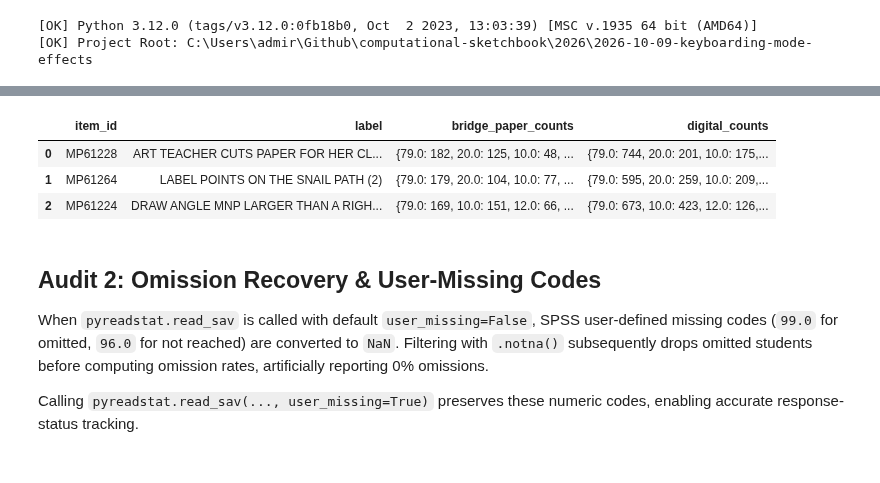
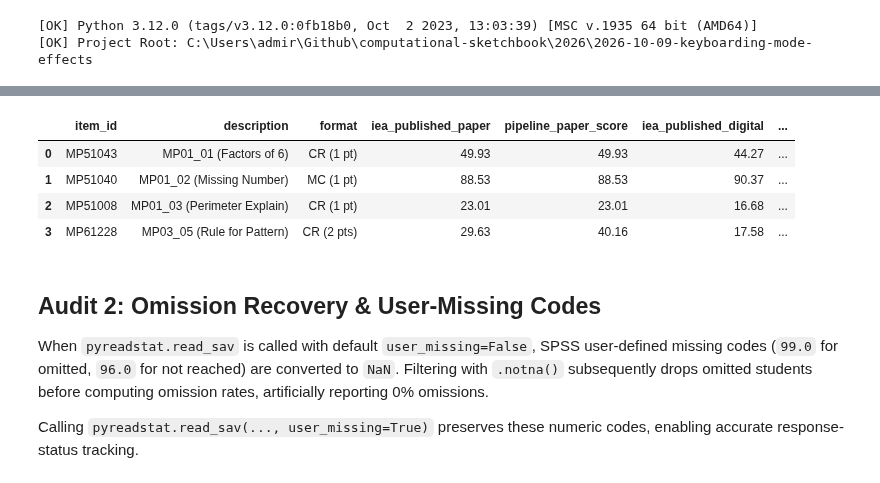
Before and after one commit to admiralorbiter/computational-sketchbook, a Jupyter notebook: 2026/2026-10-09-keyboarding-mode-effects/notebooks/03_timss_2019_scoring_validation.ipynb, the cells around one changed output, grey strips where cells are left out. Cells and saved outputs as stored; diff of their text form; code cells hidden in the pictures.

```diff
--- a/2026/2026-10-09-keyboarding-mode-effects/notebooks/03_timss_2019_scoring_validation.ipynb
+++ b/2026/2026-10-09-keyboarding-mode-effects/notebooks/03_timss_2019_scoring_validation.ipynb
@@ -47,28 +52,37 @@ If a parser checks only `== 10.0` or `== 20.0`, valid student responses assigned
-# %%
-df_br, meta_br = pyreadstat.read_sav(RAW_DIR / "asausab7.sav", user_missing=True)
-df_dg, meta_dg = pyreadstat.read_sav(RAW_DIR / "asausam7.sav", user_missing=True)
-
-# Inspect items with diagnostic correct codes
-diagnostic_items = ["MP61228", "MP61264", "MP61224"]
-audit_rows = []
-
-for item in diagnostic_items:
-    br_vals = df_br[item].value_counts(dropna=False).to_dict()
-    dg_col = "ME" + item[2:]
-    dg_vals = df_dg[dg_col].value_counts(dropna=False).to_dict()
-    audit_rows.append({
-        "item_id": item,
-        "label": meta_br.column_names_to_labels.get(item, ""),
-        "bridge_paper_counts": str({k: v for k, v in br_vals.items() if not np.isnan(k)}),
-        "digital_counts": str({k: v for k, v in dg_vals.items() if not np.isnan(k)})
-    })
-
-display(pd.DataFrame(audit_rows))
-# %% [output]
-|  | item_id | label | bridge_paper_counts | digital_counts |
-| 0 | MP61228 | ART TEACHER CUTS PAPER FOR HER CL... | {79.0: 182, 20.0: 125, 10.0: 48, ... | {79.0: 744, 20.0: 201, 10.0: 175,... |
-| 1 | MP61264 | LABEL POINTS ON THE SNAIL PATH (2) | {79.0: 179, 20.0: 104, 10.0: 77, ... | {79.0: 595, 20.0: 259, 10.0: 209,... |
-| 2 | MP61224 | DRAW ANGLE MNP LARGER THAN A RIGH... | {79.0: 169, 10.0: 151, 12.0: 66, ... | {79.0: 673, 10.0: 423, 12.0: 126,... |
+# %%
+# Validate against published IEA tables
+iea_dir = RAW_DIR / "iea_item_percent_correct"
+item_df = pd.read_parquet(PROCESSED_DIR / "timss_2019_g4_item_contrasts.parquet")
+
+validation_samples = [
+    {"item_id": "MP51043", "name": "MP01_01 (Factors of 6)", "type": "CR (1 pt)", "iea_paper_full": 49.93, "iea_digital_full": 44.27},
+    {"item_id": "MP51040", "name": "MP01_02 (Missing Number)", "type": "MC (1 pt)", "iea_paper_full": 88.53, "iea_digital_full": 90.37},
+    {"item_id": "MP51008", "name": "MP01_03 (Perimeter Explain)", "type": "CR (1 pt)", "iea_paper_full": 23.01, "iea_digital_full": 16.68},
+    {"item_id": "MP61228", "name": "MP03_05 (Rule for Pattern)", "type": "CR (2 pts)", "iea_paper_full": 29.63, "iea_digital_full": 17.58}
+]
+
+rows = []
+for v in validation_samples:
+    pipe_row = item_df[item_df["item_id"] == v["item_id"]].iloc[0]
+    rows.append({
+        "item_id": v["item_id"],
+        "description": v["name"],
+        "format": v["type"],
+        "iea_published_paper": v["iea_paper_full"],
+        "pipeline_paper_score": pipe_row["pct_paper"],
+        "iea_published_digital": v["iea_digital_full"],
+        "pipeline_digital_score": pipe_row["pct_digital"],
+        "mode_diff_pp": pipe_row["diff_pp"]
+    })
+
+df_bench = pd.DataFrame(rows)
+display(df_bench)
+# %% [output]
+|  | item_id | description | format | iea_published_paper | pipeline_paper_score | iea_published_digital | ... |
+| 0 | MP51043 | MP01_01 (Factors of 6) | CR (1 pt) | 49.93 | 49.93 | 44.27 | ... |
+| 1 | MP51040 | MP01_02 (Missing Number) | MC (1 pt) | 88.53 | 88.53 | 90.37 | ... |
+| 2 | MP51008 | MP01_03 (Perimeter Explain) | CR (1 pt) | 23.01 | 23.01 | 16.68 | ... |
+| 3 | MP61228 | MP03_05 (Rule for Pattern) | CR (2 pts) | 29.63 | 40.16 | 17.58 | ... |
 # %% [markdown]
 ## Audit 2: Omission Recovery & User-Missing Codes
 
```
Also changed, not shown: parts of 10 cells of this notebook, 16 other files.
